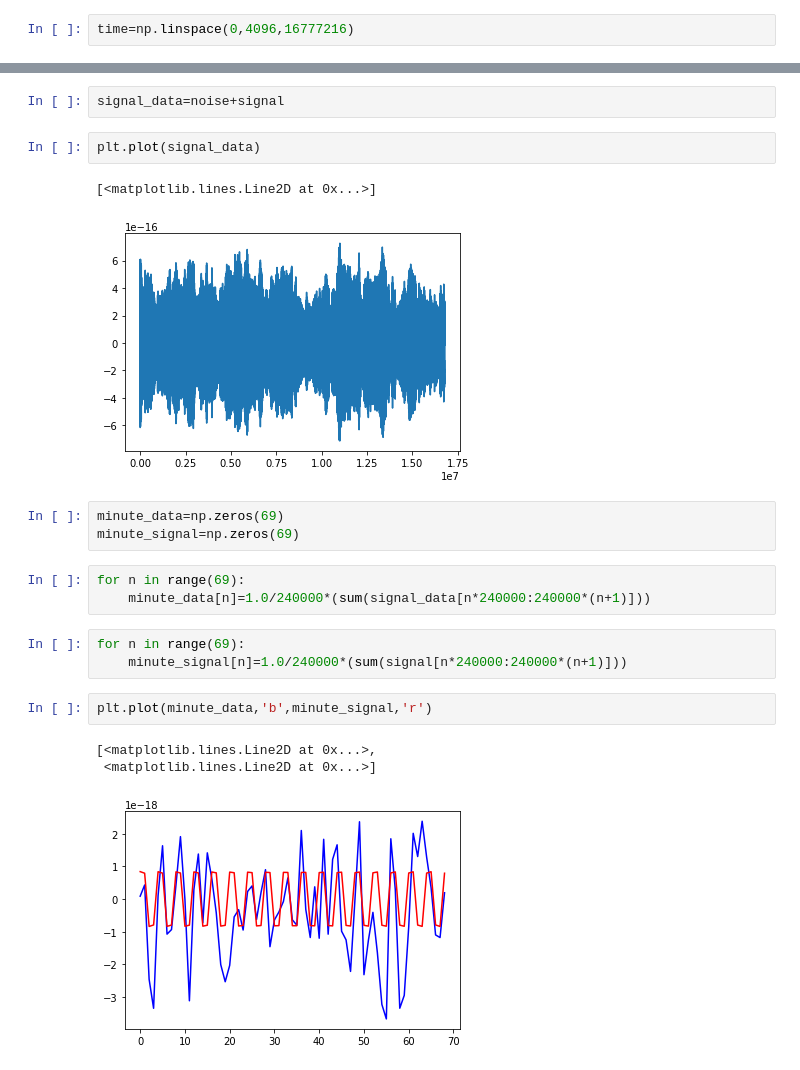
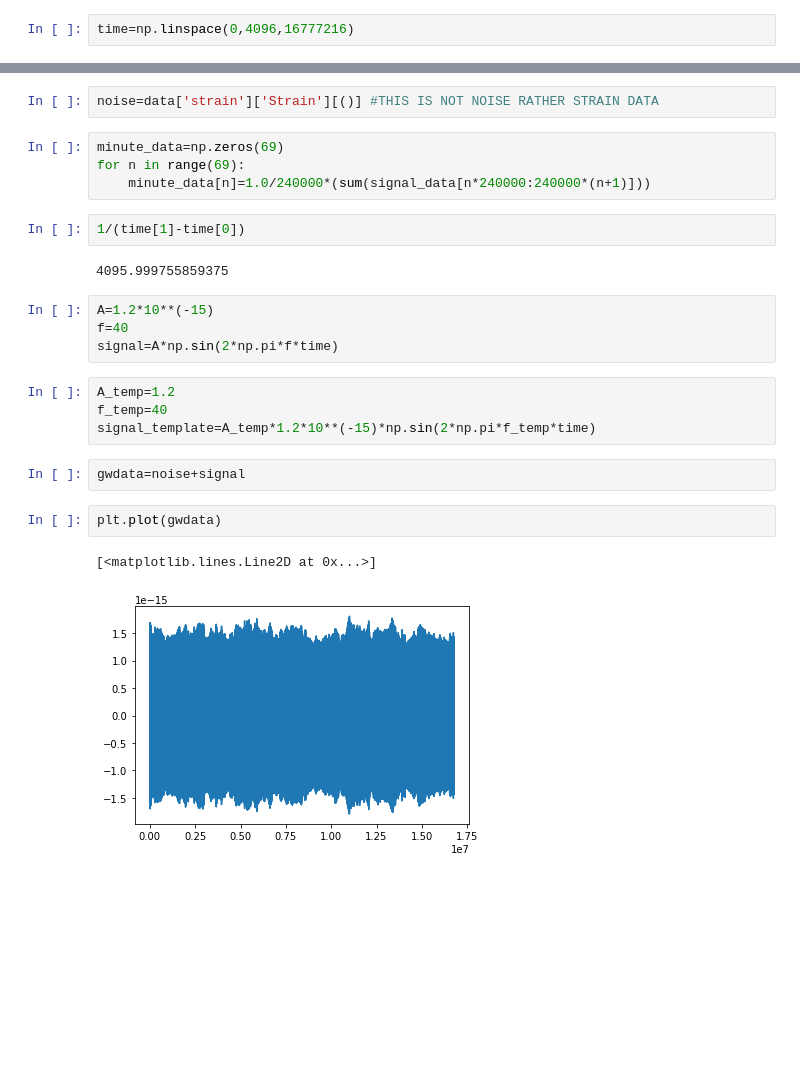
Before and after one commit to Shrobana/PEboson, a Jupyter notebook: ParameterEstimation.ipynb, the cells around one changed output, grey strips where cells are left out. Cells and saved outputs as stored; diff of their text form; blank space fills up the shorter version.

```diff
--- a/ParameterEstimation.ipynb
+++ b/ParameterEstimation.ipynb
@@ -84,22 +62,25 @@ plt.plot(time,noise,'b',time,signal,'r')
+# %%
+noise=data['strain']['Strain'][()] #THIS IS NOT NOISE RATHER STRAIN DATA
+# %%
+minute_data=np.zeros(69)
+for n in range(69):
+    minute_data[n]=1.0/240000*(sum(signal_data[n*240000:240000*(n+1)]))
+# %%
+1/(time[1]-time[0])
+# %% [output]
+4095.999755859375
+# %%
+A=1.2*10**(-15)
+f=40
+signal=A*np.sin(2*np.pi*f*time)
+# %%
+A_temp=1.2
+f_temp=40
+signal_template=A_temp*1.2*10**(-15)*np.sin(2*np.pi*f_temp*time)
 # %%
-signal_data=noise+signal
+gwdata=noise+signal
 # %%
-plt.plot(signal_data)
+plt.plot(gwdata)
 # %% [output]
 [<matplotlib.lines.Line2D at 0x...>]
-[figure, old version]
+[figure, new version]
-# %%
-minute_data=np.zeros(69)
-minute_signal=np.zeros(69)
-# %%
-for n in range(69):
-    minute_data[n]=1.0/240000*(sum(signal_data[n*240000:240000*(n+1)]))
-# %%
-for n in range(69):
-    minute_signal[n]=1.0/240000*(sum(signal[n*240000:240000*(n+1)]))
-# %%
-plt.plot(minute_data,'b',minute_signal,'r')
-# %% [output]
-[<matplotlib.lines.Line2D at 0x...>,
- <matplotlib.lines.Line2D at 0x...>]
-[figure, removed]
```
Also changed, not shown: parts of 38 cells of this notebook, 1 other file.
